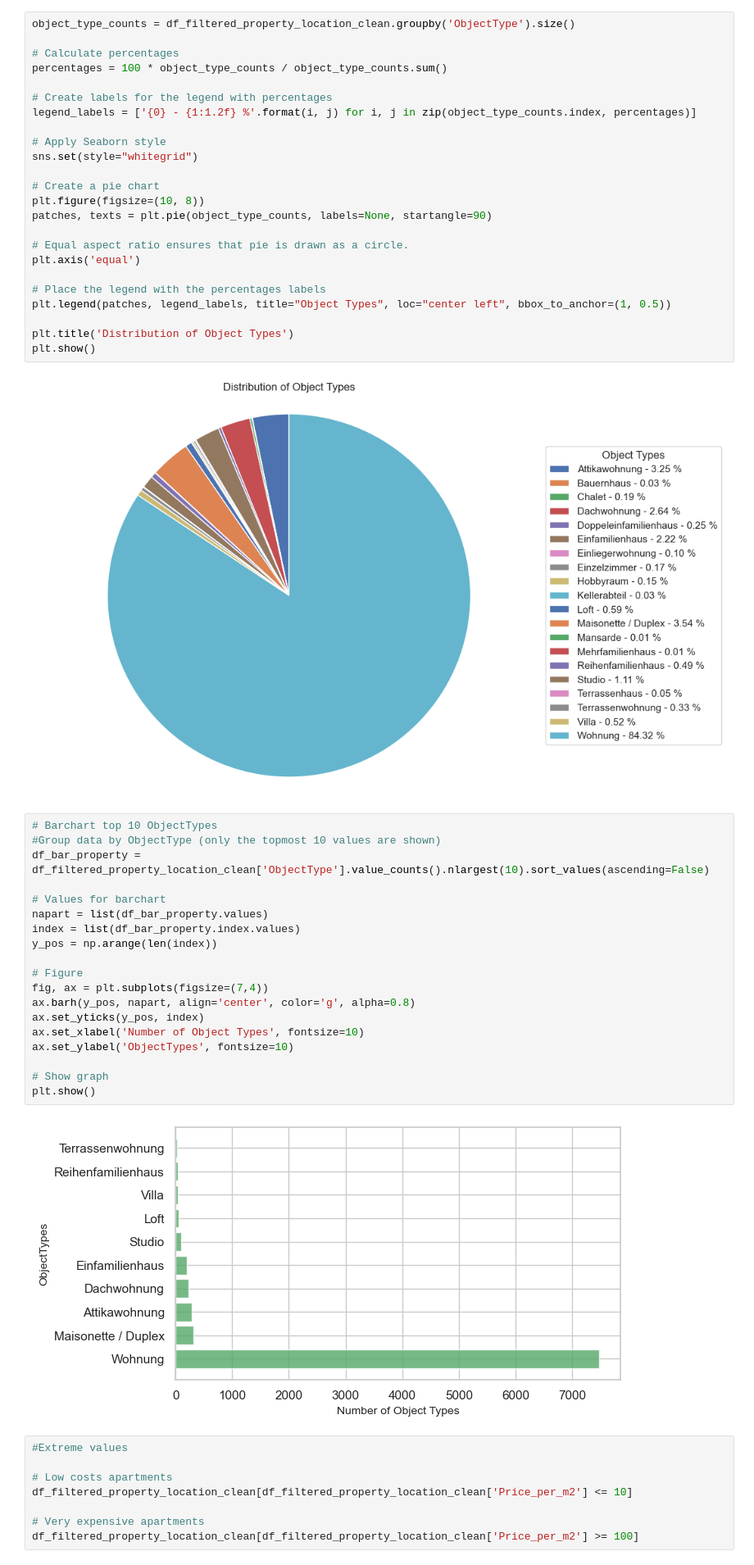
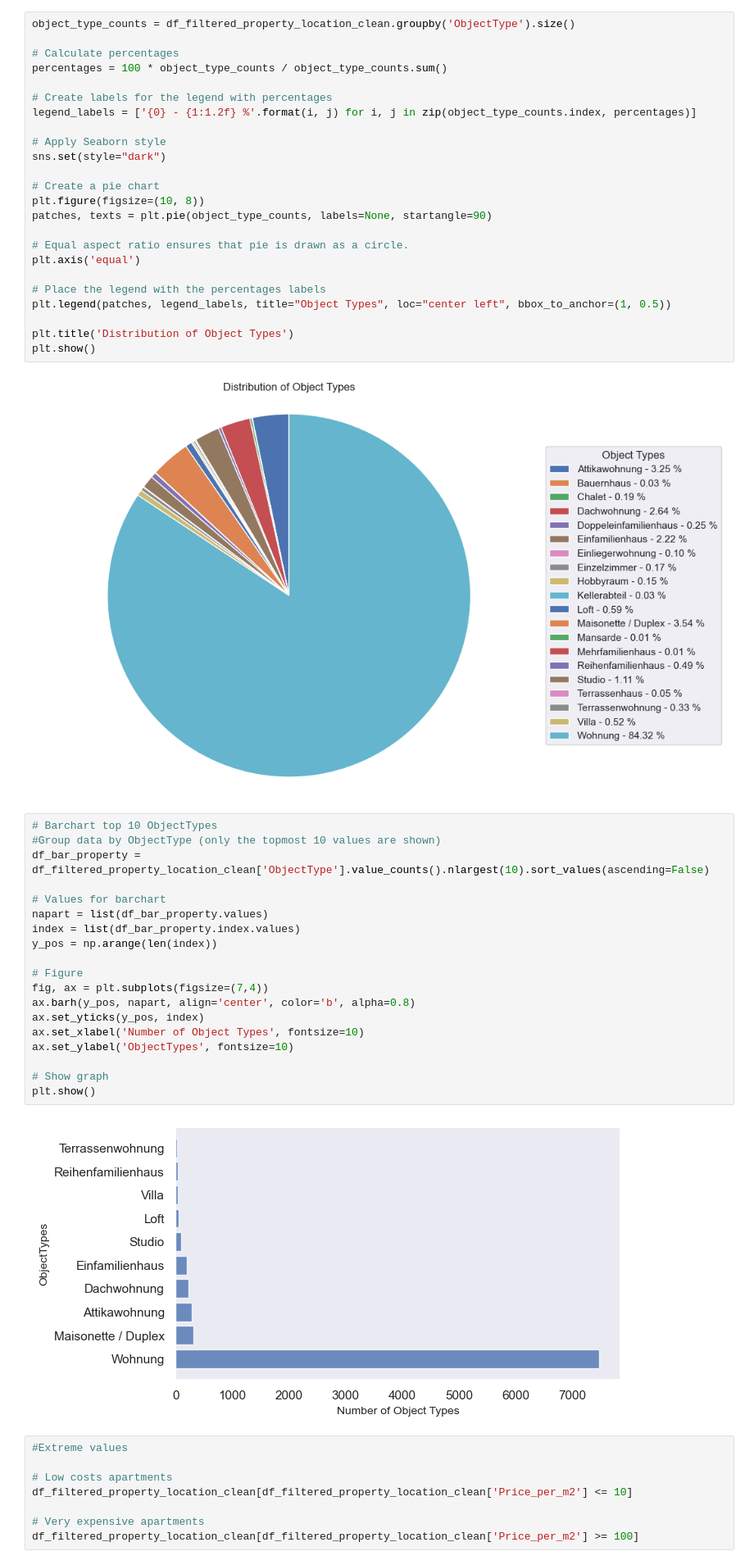
Before and after one commit to ElrasDeVayne/Immo-Projekt-DataScience, a Jupyter notebook: 20240401_EDA.ipynb, the cells around one changed output. Shown at 82% size. Cells and saved outputs as stored; diff of their text form.

```diff
--- a/20240401_EDA.ipynb
+++ b/20240401_EDA.ipynb
@@ -180,7 +238,7 @@ percentages = 100 * object_type_counts / object_type_counts.sum()
 legend_labels = ['{0} - {1:1.2f} %'.format(i, j) for i, j in zip(object_type_counts.index, percentages)]
 
 # Apply Seaborn style
-sns.set(style="whitegrid")
+sns.set(style="dark")
 
 # Create a pie chart
 plt.figure(figsize=(10, 8))
@@ -199,24 +257,24 @@ plt.show()
 # %%
 # Barchart top 10 ObjectTypes
 #Group data by ObjectType (only the topmost 10 values are shown)
 df_bar_property = df_filtered_property_location_clean['ObjectType'].value_counts().nlargest(10).sort_values(ascending=False)
 
 # Values for barchart
 napart = list(df_bar_property.values)
 index = list(df_bar_property.index.values)
 y_pos = np.arange(len(index))
 
 # Figure
 fig, ax = plt.subplots(figsize=(7,4))
-ax.barh(y_pos, napart, align='center', color='g', alpha=0.8)
+ax.barh(y_pos, napart, align='center', color='b', alpha=0.8)
 ax.set_yticks(y_pos, index)
 ax.set_xlabel('Number of Object Types', fontsize=10)
 ax.set_ylabel('ObjectTypes', fontsize=10)
 
 # Show graph
 plt.show()
 # %% [output]
-[figure, old version]
+[figure, new version]
 # %%
 #Extreme values
 
```
Also changed, not shown: parts of 8 cells of this notebook, 2 other files.
